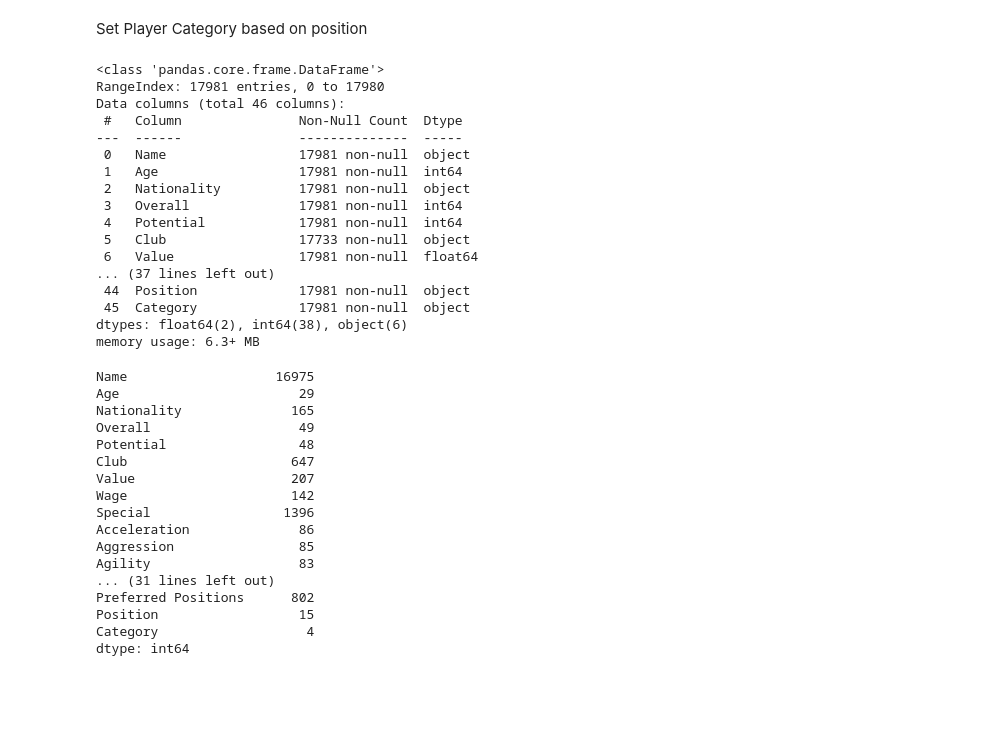
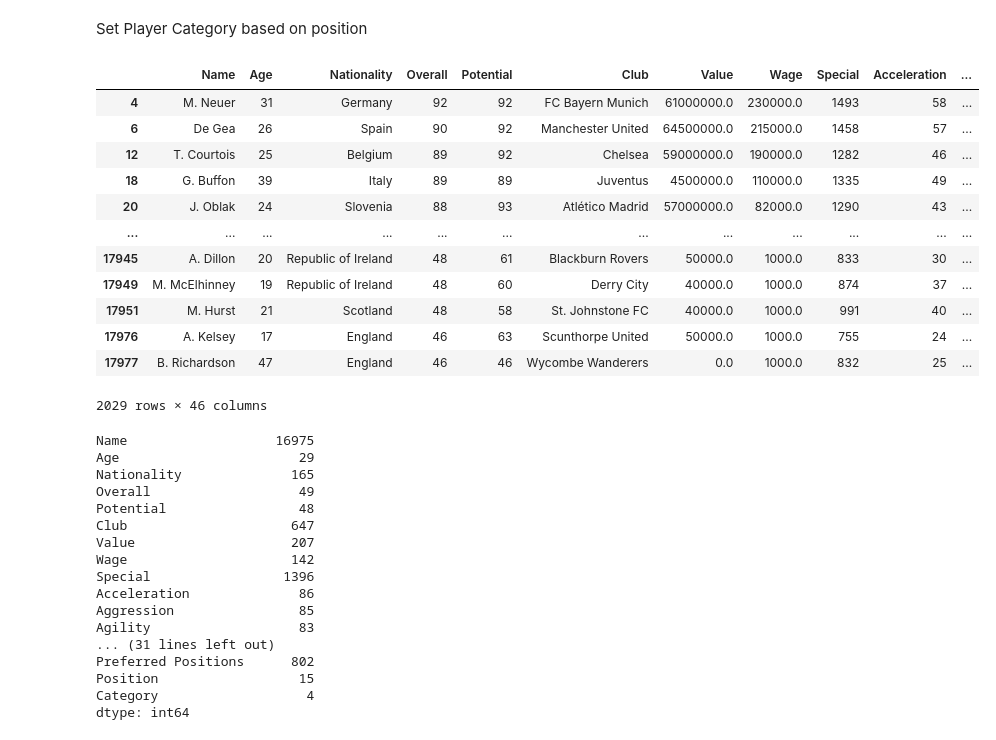
Before and after one commit to kvrHari/DataScience, a Jupyter notebook: Fifa/Fifa_Players.ipynb, the cells around one changed output. Cells and saved outputs as stored; diff of their text form; code cells hidden in the pictures; blank space fills up the shorter version.

```diff
--- a/Fifa/Fifa_Players.ipynb
+++ b/Fifa/Fifa_Players.ipynb
@@ -63,26 +63,22 @@ def set_category(pos):
             return key
 # %%
 players_data['Category']=players_data['Position'].apply(lambda x:set_category(x))
-# %%
-players_data.info()
-# %% [output]
-<class 'pandas.core.frame.DataFrame'>
-RangeIndex: 17981 entries, 0 to 17980
-Data columns (total 46 columns):
- #   Column               Non-Null Count  Dtype
----  ------               --------------  -----
- 0   Name                 17981 non-null  object
- 1   Age                  17981 non-null  int64
- 2   Nationality          17981 non-null  object
- 3   Overall              17981 non-null  int64
- 4   Potential            17981 non-null  int64
- 5   Club                 17733 non-null  object
- 6   Value                17981 non-null  float64
-... (37 lines left out)
- 44  Position             17981 non-null  object
- 45  Category             17981 non-null  object
-dtypes: float64(2), int64(38), object(6)
-memory usage: 6.3+ MB
+# %%
+players_data[players_data['Category']=='GK']
+# %% [output]
+|  | Name | Age | Nationality | Overall | Potential | Club | Value | Wage | Special | Acceleration | ... |
+| 4 | M. Neuer | 31 | Germany | 92 | 92 | FC Bayern Munich | 61000000.0 | 230000.0 | 1493 | 58 | ... |
+| 6 | De Gea | 26 | Spain | 90 | 92 | Manchester United | 64500000.0 | 215000.0 | 1458 | 57 | ... |
+| 12 | T. Courtois | 25 | Belgium | 89 | 92 | Chelsea | 59000000.0 | 190000.0 | 1282 | 46 | ... |
+| 18 | G. Buffon | 39 | Italy | 89 | 89 | Juventus | 4500000.0 | 110000.0 | 1335 | 49 | ... |
+| 20 | J. Oblak | 24 | Slovenia | 88 | 93 | Atlético Madrid | 57000000.0 | 82000.0 | 1290 | 43 | ... |
+| ... | ... | ... | ... | ... | ... | ... | ... | ... | ... | ... | ... |
+| 17945 | A. Dillon | 20 | Republic of Ireland | 48 | 61 | Blackburn Rovers | 50000.0 | 1000.0 | 833 | 30 | ... |
+| 17949 | M. McElhinney | 19 | Republic of Ireland | 48 | 60 | Derry City | 40000.0 | 1000.0 | 874 | 37 | ... |
+| 17951 | M. Hurst | 21 | Scotland | 48 | 58 | St. Johnstone FC | 40000.0 | 1000.0 | 991 | 40 | ... |
+| 17976 | A. Kelsey | 17 | England | 46 | 63 | Scunthorpe United | 50000.0 | 1000.0 | 755 | 24 | ... |
+| 17977 | B. Richardson | 47 | England | 46 | 46 | Wycombe Wanderers | 0.0 | 1000.0 | 832 | 25 | ... |
+2029 rows × 46 columns
 # %%
 players_data.nunique()
 # %% [output]
```
Also changed, not shown: parts of 50 cells of this notebook, 7 other files.
